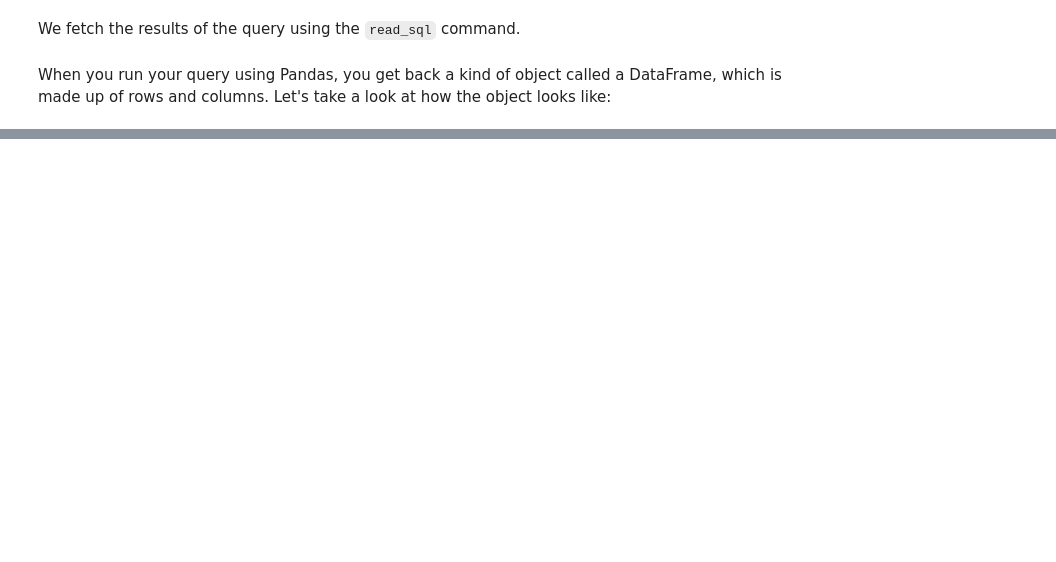
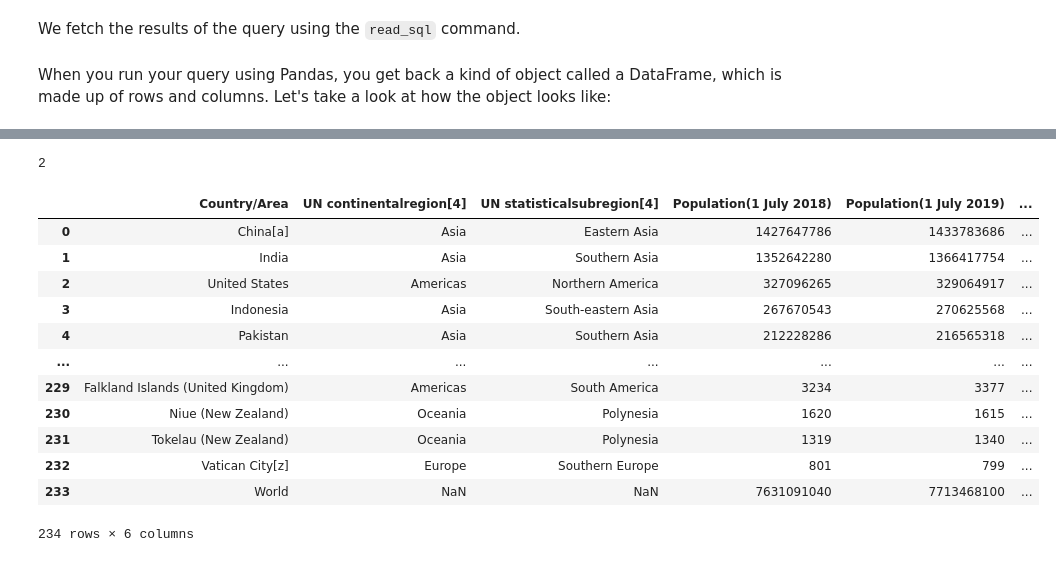
Before and after one commit to ipeirotis/dealing_with_data, a Jupyter notebook: 03-Pandas/B1-Pandas_Reading_Data.ipynb, the cells around one changed output, grey strips where cells are left out. Saved outputs shown, nothing was run; the diff lists cells and outputs as text; code cells hidden in the pictures; blank space fills up the shorter version.

```diff
--- a/03-Pandas/B1-Pandas_Reading_Data.ipynb
+++ b/03-Pandas/B1-Pandas_Reading_Data.ipynb
@@ -786,0 +292,28 @@ pivot[["American", "French", "Chinese"]].resample("1M").mean().plot(figsize=(10,
+# %%
+url = 'https://en.wikipedia.org/wiki/List_of_countries_by_population_(United_Nations)'
+df_list = pd.read_html(
+            url, # Specify the page
+            match='Population', # Write a pattern that is unique to the table we are interested in
+            header=0 # which line of the table to use as a header
+        )
+
+len(df_list) # check how many tables match
+# %% [output]
+2
+# %%
+df_population = df_list[0]
+df_population
+# %% [output]
+|  | Country/Area | UN continentalregion[4] | UN statisticalsubregion[4] | Population(1 July 2018) | Population(1 July 2019) | ... |
+| 0 | China[a] | Asia | Eastern Asia | 1427647786 | 1433783686 | ... |
+| 1 | India | Asia | Southern Asia | 1352642280 | 1366417754 | ... |
+| 2 | United States | Americas | Northern America | 327096265 | 329064917 | ... |
+| 3 | Indonesia | Asia | South-eastern Asia | 267670543 | 270625568 | ... |
+| 4 | Pakistan | Asia | Southern Asia | 212228286 | 216565318 | ... |
+| ... | ... | ... | ... | ... | ... | ... |
+| 229 | Falkland Islands (United Kingdom) | Americas | South America | 3234 | 3377 | ... |
+| 230 | Niue (New Zealand) | Oceania | Polynesia | 1620 | 1615 | ... |
+| 231 | Tokelau (New Zealand) | Oceania | Polynesia | 1319 | 1340 | ... |
+| 232 | Vatican City[z] | Europe | Southern Europe | 801 | 799 | ... |
+| 233 | World | NaN | NaN | 7631091040 | 7713468100 | ... |
+234 rows × 6 columns
```
Also changed, not shown: parts of 210 cells of this notebook.
